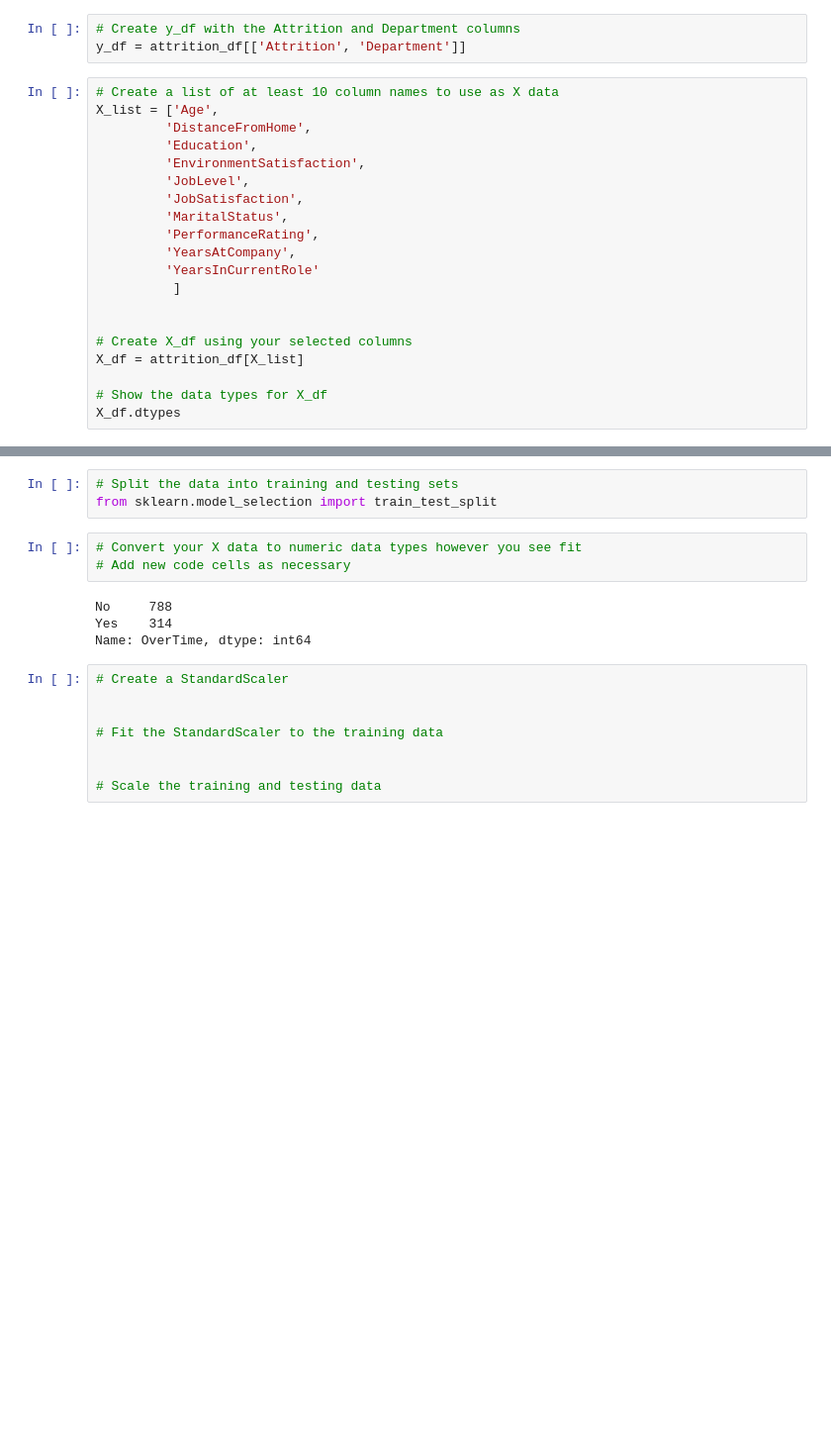
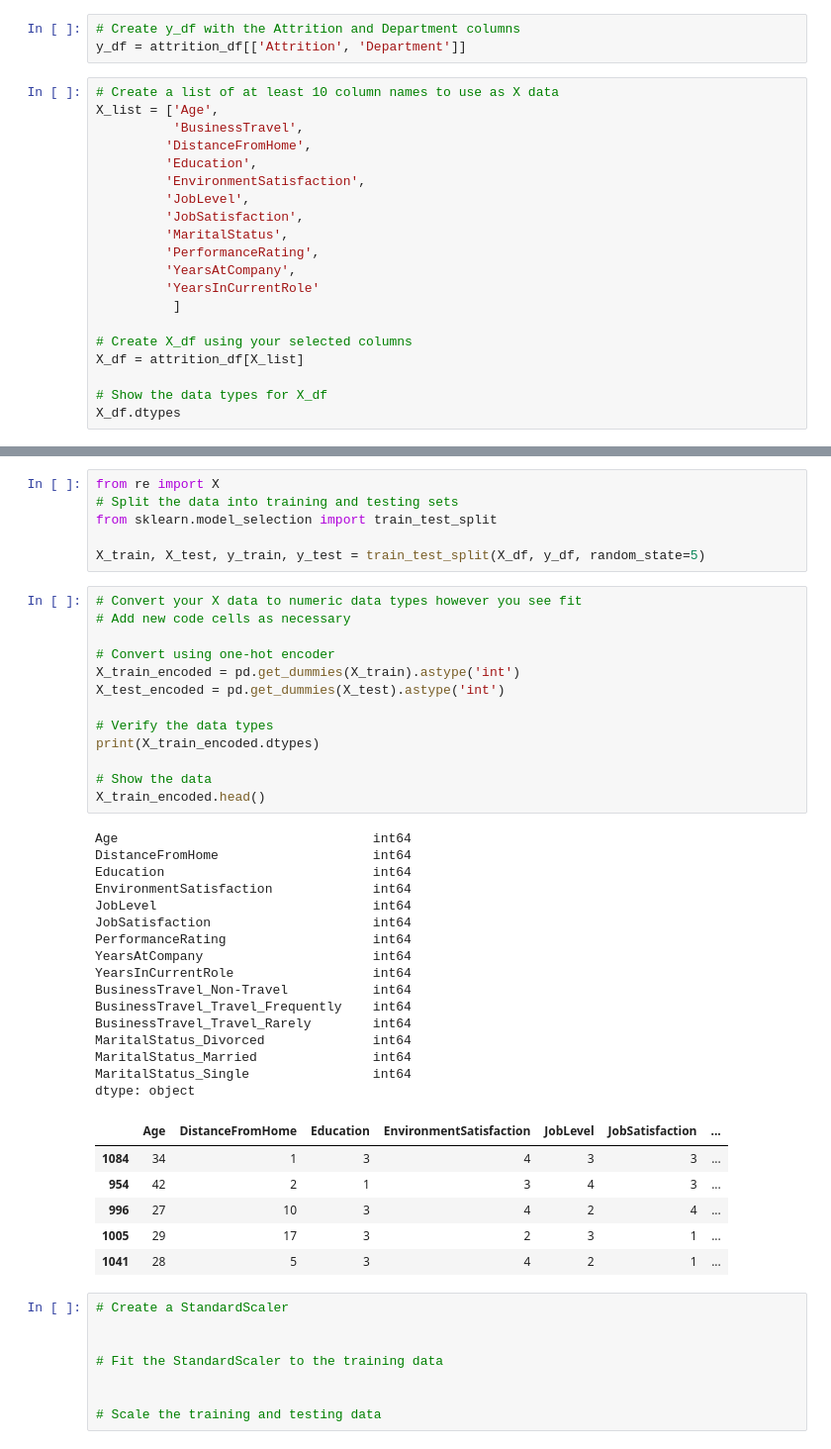
Before and after one commit to robbstenman/neural-network-challenge-2, a Jupyter notebook: attrition.ipynb, the cells around one changed output, grey strips where cells are left out. Shown: that part at 99% size. Saved outputs shown, nothing was run; the diff lists cells and outputs as text; blank space fills up the shorter version.

```diff
--- a/attrition.ipynb
+++ b/attrition.ipynb
@@ -49,6 +49,7 @@ y_df = attrition_df[['Attrition', 'Department']]
 # %%
 # Create a list of at least 10 column names to use as X data
 X_list = ['Age',
+          'BusinessTravel',
          'DistanceFromHome',
          'Education',
          'EnvironmentSatisfaction',
@@ -60,7 +61,6 @@ X_list = ['Age',
          'YearsInCurrentRole'
           ]
 
-
 # Create X_df using your selected columns
 X_df = attrition_df[X_list]
 
@@ -79,15 +80,47 @@ YearsAtCompany              int64
 YearsInCurrentRole          int64
 dtype: object
 # %%
+from re import X
 # Split the data into training and testing sets
 from sklearn.model_selection import train_test_split
+
+X_train, X_test, y_train, y_test = train_test_split(X_df, y_df, random_state=5)
 # %%
 # Convert your X data to numeric data types however you see fit
 # Add new code cells as necessary
+
+# Convert using one-hot encoder
+X_train_encoded = pd.get_dummies(X_train).astype('int')
+X_test_encoded = pd.get_dummies(X_test).astype('int')
+
+# Verify the data types
+print(X_train_encoded.dtypes)
+
+# Show the data
+X_train_encoded.head()
 # %% [output]
-No     788
-Yes    314
-Name: OverTime, dtype: int64
+Age                                 int64
+DistanceFromHome                    int64
+Education                           int64
+EnvironmentSatisfaction             int64
+JobLevel                            int64
+JobSatisfaction                     int64
+PerformanceRating                   int64
+YearsAtCompany                      int64
+YearsInCurrentRole                  int64
+BusinessTravel_Non-Travel           int64
+BusinessTravel_Travel_Frequently    int64
+BusinessTravel_Travel_Rarely        int64
+MaritalStatus_Divorced              int64
+MaritalStatus_Married               int64
+MaritalStatus_Single                int64
+dtype: object
+|  | Age | DistanceFromHome | Education | EnvironmentSatisfaction | JobLevel | JobSatisfaction | ... |
+| 1084 | 34 | 1 | 3 | 4 | 3 | 3 | ... |
+| 954 | 42 | 2 | 1 | 3 | 4 | 3 | ... |
+| 996 | 27 | 10 | 3 | 4 | 2 | 4 | ... |
+| 1005 | 29 | 17 | 3 | 2 | 3 | 1 | ... |
+| 1041 | 28 | 5 | 3 | 4 | 2 | 1 | ... |
 # %%
 # Create a StandardScaler
 
```
Also changed, not shown: parts of 1 cell of this notebook.
